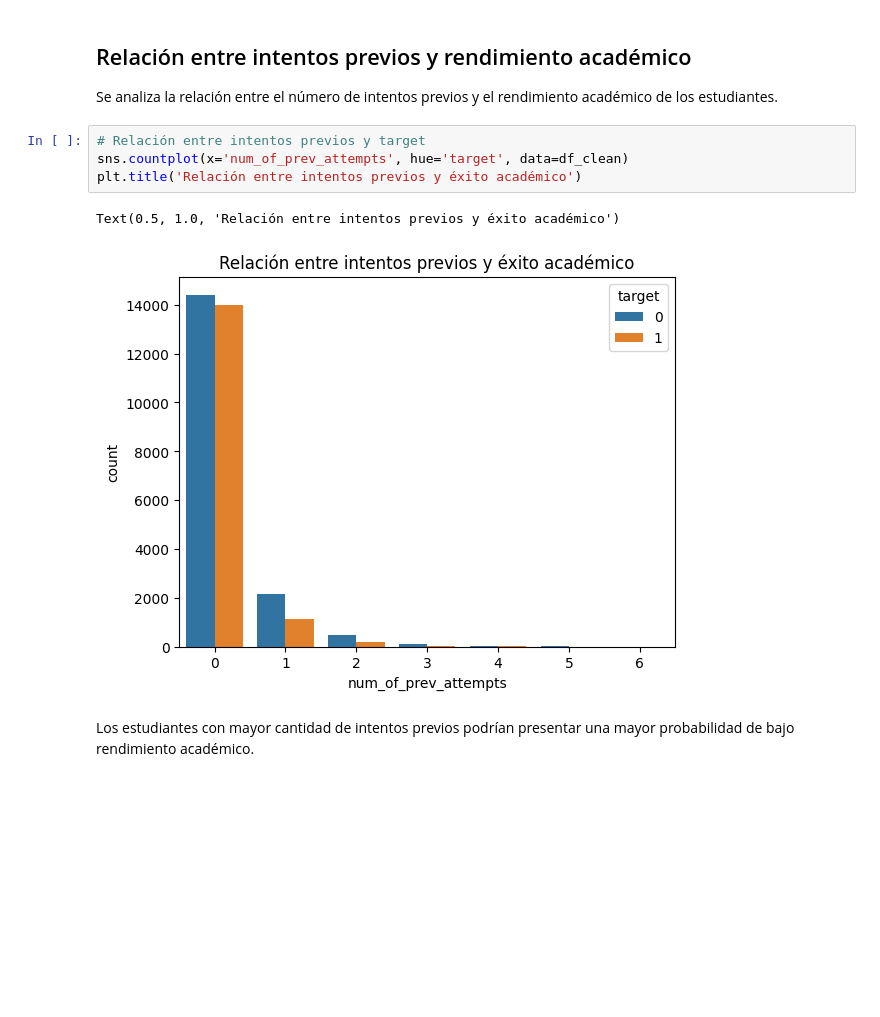
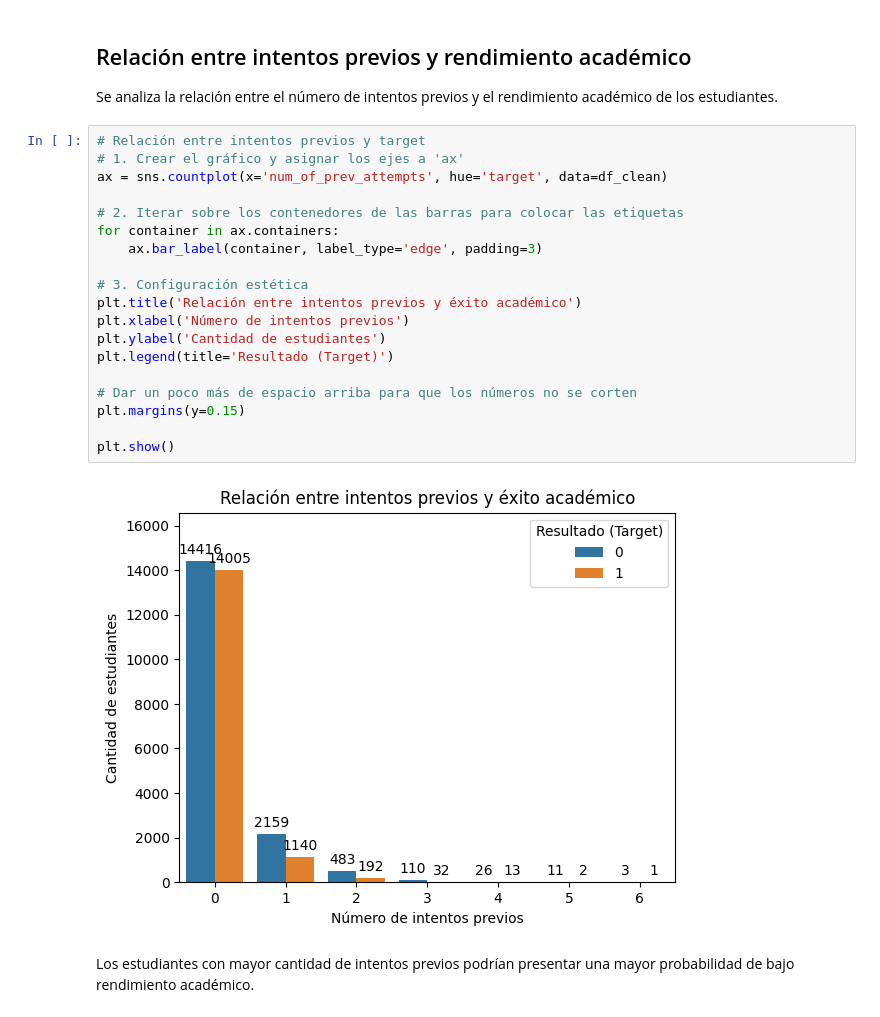
Before and after one commit to BrianFernandoAguinsacaLoarte/Proyecto-Asignatura-Machine-Learning, a Jupyter notebook: notebooks/ProyectoAvanceSemana5.ipynb, the cells around one changed output. Cells and saved outputs as stored; diff of their text form; blank space fills up the shorter version.

```diff
--- a/notebooks/ProyectoAvanceSemana5.ipynb
+++ b/notebooks/ProyectoAvanceSemana5.ipynb
@@ -427,11 +438,25 @@ El objetivo es preparar el dataset para las siguientes fases del proyecto relaci
 Se analiza la relación entre el número de intentos previos y el rendimiento académico de los estudiantes.
 # %%
 # Relación entre intentos previos y target
-sns.countplot(x='num_of_prev_attempts', hue='target', data=df_clean)
+# 1. Crear el gráfico y asignar los ejes a 'ax'
+ax = sns.countplot(x='num_of_prev_attempts', hue='target', data=df_clean)
+
+# 2. Iterar sobre los contenedores de las barras para colocar las etiquetas
+for container in ax.containers:
+    ax.bar_label(container, label_type='edge', padding=3)
+
+# 3. Configuración estética
 plt.title('Relación entre intentos previos y éxito académico')
+plt.xlabel('Número de intentos previos')
+plt.ylabel('Cantidad de estudiantes')
+plt.legend(title='Resultado (Target)')
+
+# Dar un poco más de espacio arriba para que los números no se corten
+plt.margins(y=0.15)
+
+plt.show()
 # %% [output]
-Text(0.5, 1.0, 'Relación entre intentos previos y éxito académico')
-[figure, old version]
+[figure, new version]
 # %% [markdown]
 Los estudiantes con mayor cantidad de intentos previos podrían presentar una mayor probabilidad de bajo rendimiento académico.
 # %% [markdown]
```
Also changed, not shown: parts of 2 cells of this notebook.
